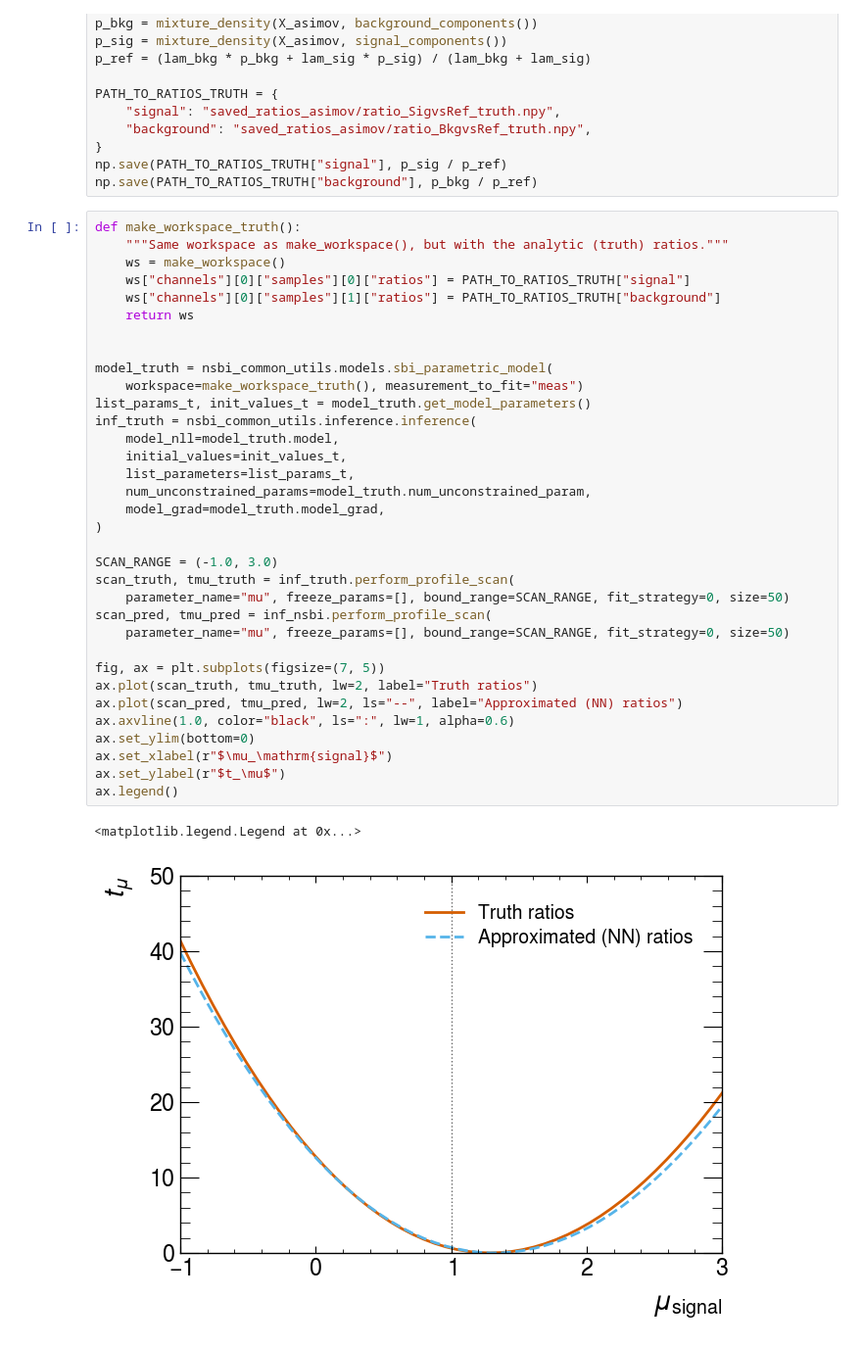
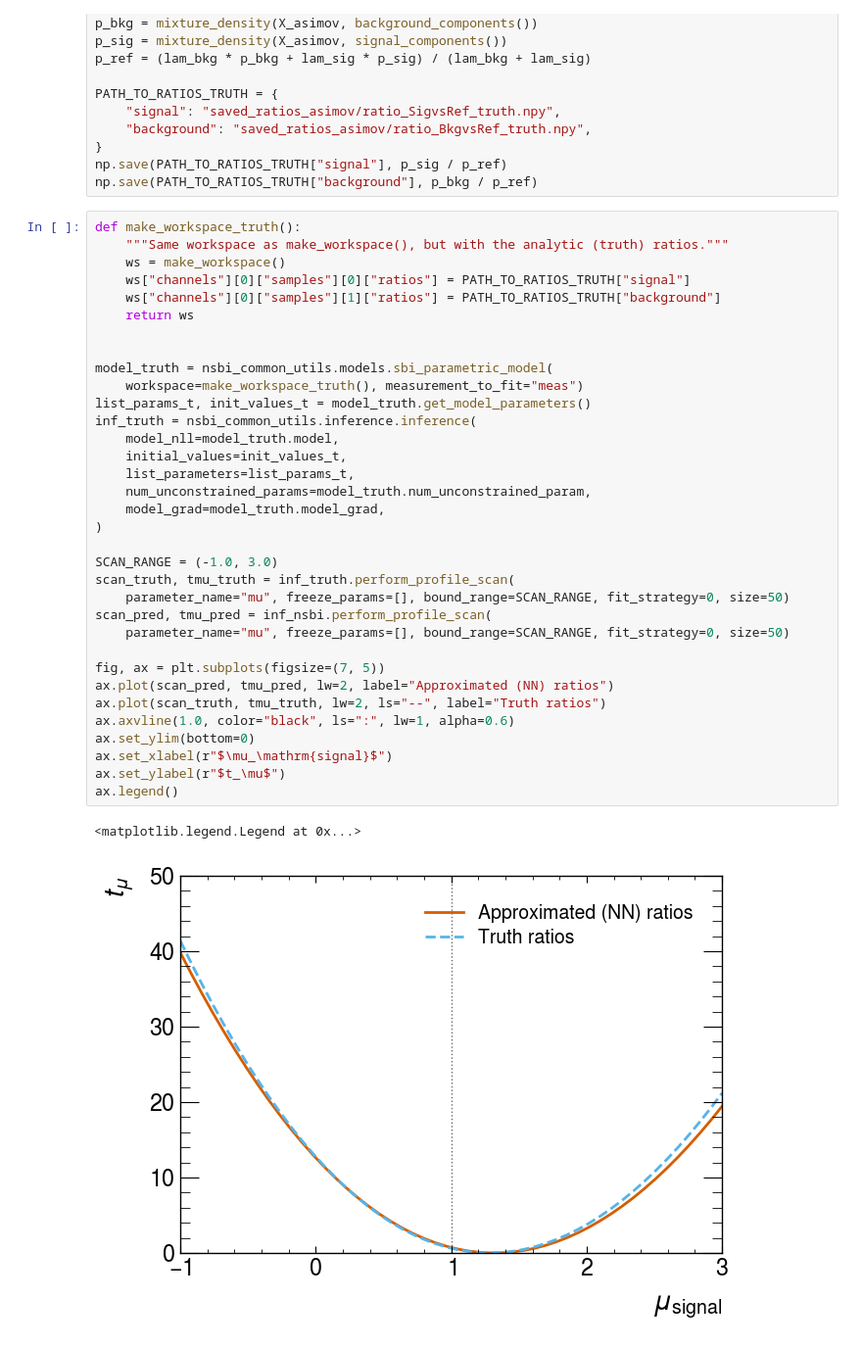
Before and after one commit to Ragansu/NSBI-workflow-tutorial, a Jupyter notebook: workshops/ml4hep_tifr/3_parameter_fitting.ipynb, the cells around one changed output. Shown at 98% size. Saved outputs shown, nothing was run; the diff lists cells and outputs as text.

Commit message:
labelling fixes

```diff
--- a/workshops/ml4hep_tifr/3_parameter_fitting.ipynb
+++ b/workshops/ml4hep_tifr/3_parameter_fitting.ipynb
@@ -266,33 +266,33 @@ def make_workspace_truth():
     ws["channels"][0]["samples"][0]["ratios"] = PATH_TO_RATIOS_TRUTH["signal"]
     ws["channels"][0]["samples"][1]["ratios"] = PATH_TO_RATIOS_TRUTH["background"]
     return ws
 
 
 model_truth = nsbi_common_utils.models.sbi_parametric_model(
     workspace=make_workspace_truth(), measurement_to_fit="meas")
 list_params_t, init_values_t = model_truth.get_model_parameters()
 inf_truth = nsbi_common_utils.inference.inference(
     model_nll=model_truth.model,
     initial_values=init_values_t,
     list_parameters=list_params_t,
     num_unconstrained_params=model_truth.num_unconstrained_param,
     model_grad=model_truth.model_grad,
 )
 
 SCAN_RANGE = (-1.0, 3.0)
 scan_truth, tmu_truth = inf_truth.perform_profile_scan(
     parameter_name="mu", freeze_params=[], bound_range=SCAN_RANGE, fit_strategy=0, size=50)
 scan_pred, tmu_pred = inf_nsbi.perform_profile_scan(
     parameter_name="mu", freeze_params=[], bound_range=SCAN_RANGE, fit_strategy=0, size=50)
 
 fig, ax = plt.subplots(figsize=(7, 5))
-ax.plot(scan_truth, tmu_truth, lw=2, label="Truth ratios")
-ax.plot(scan_pred, tmu_pred, lw=2, ls="--", label="Approximated (NN) ratios")
+ax.plot(scan_pred, tmu_pred, lw=2, label="Approximated (NN) ratios")
+ax.plot(scan_truth, tmu_truth, lw=2, ls="--", label="Truth ratios")
 ax.axvline(1.0, color="black", ls=":", lw=1, alpha=0.6)
 ax.set_ylim(bottom=0)
 ax.set_xlabel(r"$\mu_\mathrm{signal}$")
 ax.set_ylabel(r"$t_\mu$")
 ax.legend()
 # %% [output]
 <matplotlib.legend.Legend at 0x...>
-[figure, old version]
+[figure, new version]
```
Also changed, not shown: parts of 2 cells of this notebook.
